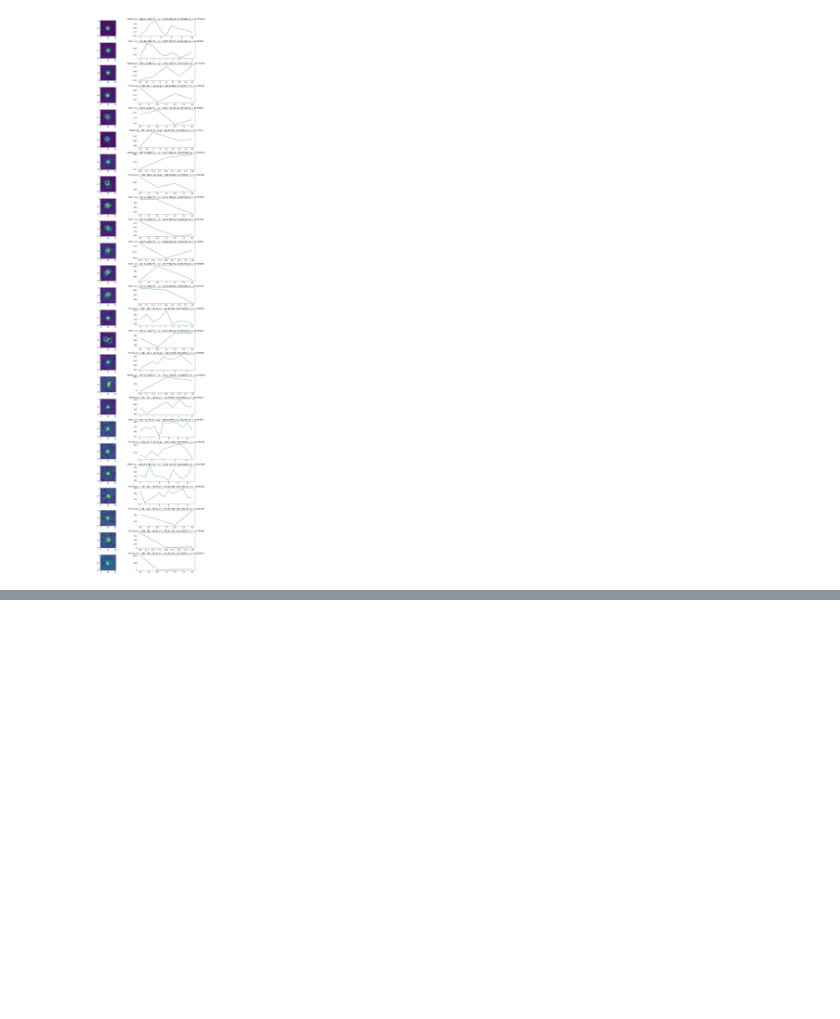
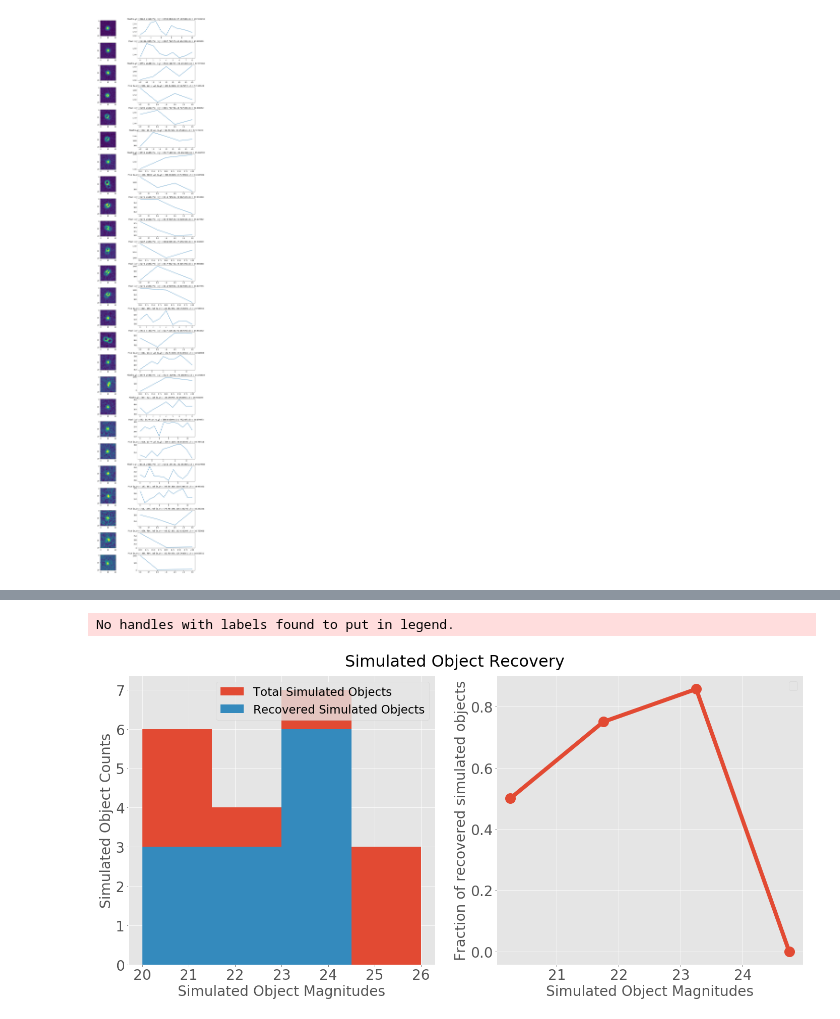
Before and after one commit to dirac-institute/kbmod, a Jupyter notebook: examples/fake_analysis.ipynb, the cells around one changed output, grey strips where cells are left out. Saved outputs shown, nothing was run; the diff lists cells and outputs as text; code cells hidden in the pictures; blank space fills up the shorter version.

Commit message:
Upgraded Analysis notebook and generalized sort_fakes script.

```diff
--- a/examples/fake_analysis.ipynb
+++ b/examples/fake_analysis.ipynb
@@ -33,6 +33,7 @@ import pandas as pd
 import numpy as np
 from astropy.io import fits
 from collections import OrderedDict
+plt.style.use('ggplot')
 %matplotlib inline
 # %%
 from create_stamps import create_stamps
@@ -70,0 +91,30 @@ Center filtering keeps 25 out of 59 stamps.
+# %%
+keep_fake = pd.read_csv(os.path.join(results_dir, 'keep_fake.csv'))
+found_fake = pd.read_csv(os.path.join(results_dir, 'found_fake.csv'))
+found_res = pd.read_csv(os.path.join(results_dir, 'found_res.csv'))
+# %%
+fig = plt.figure(figsize=(24, 10))
+
+fig.add_subplot(1,2,1)
+n, bins, _ = plt.hist(keep_fake['mag'], bins=4, range=(20, 26), label='Total Simulated Objects')
+n2, bins2, _ = plt.hist(found_fake['mag'], bins=bins, range=(20, 26),
+                        histtype='stepfilled', lw=6, label='Recovered Simulated Objects')
+plt.xlabel('Simulated Object Magnitudes', size=28)
+plt.ylabel('Simulated Object Counts', size=28)
+plt.legend(fontsize=23)
+plt.xticks(size=28)
+plt.yticks(size=28)
+
+fig.add_subplot(1,2,2)
+plt.plot(bins[:-1]+0.25, n2/n, '-o', markersize=20, lw=8)
+plt.xlabel('Simulated Object Magnitudes', size=28)
+plt.ylabel('Fraction of recovered simulated objects', size=28)
+plt.legend(fontsize=22)
+plt.xticks(size=28)
+plt.yticks(size=28)
+
+plt.suptitle('Simulated Object Recovery', size=32)
+plt.subplots_adjust(top=0.92)
+# %% [output]
+No handles with labels found to put in legend.
+[figure, added]
```
Also changed, not shown: parts of 2 cells of this notebook, 1 other file.
